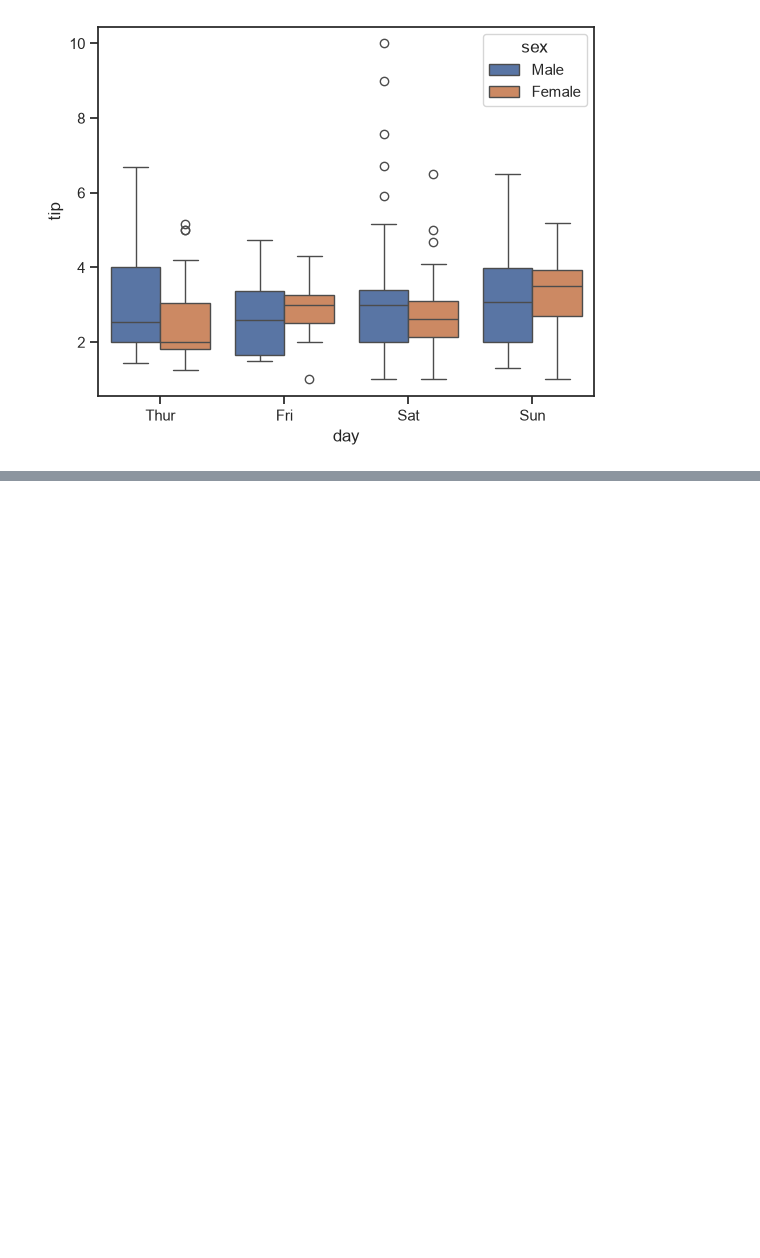
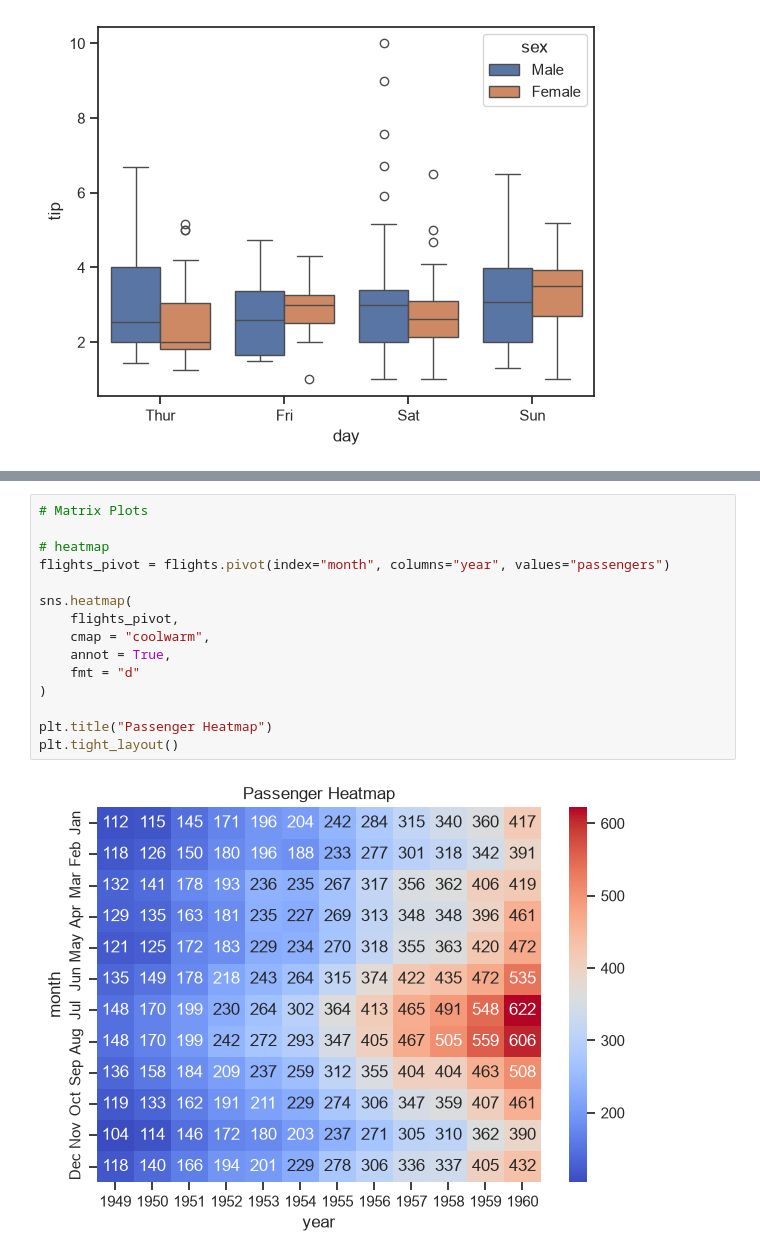
Before and after one commit to vishal-gupta5/Prime-Joruney, a Jupyter notebook: seaborn.ipynb, the cells around one changed output, grey strips where cells are left out. Drawn from its saved outputs; the diff is of its cells as text; blank space fills up the shorter version.

```diff
--- a/seaborn.ipynb
+++ b/seaborn.ipynb
@@ -123,0 +139,17 @@ sns.boxplot(
+# %%
+# Matrix Plots
+
+# heatmap
+flights_pivot = flights.pivot(index="month", columns="year", values="passengers")
+
+sns.heatmap(
+    flights_pivot,
+    cmap = "coolwarm",
+    annot = True,
+    fmt = "d"
+)
+
+plt.title("Passenger Heatmap")
+plt.tight_layout()
+# %% [output]
+[figure, added]
```
Also changed, not shown: parts of 1 cell of this notebook, 1 other file.
